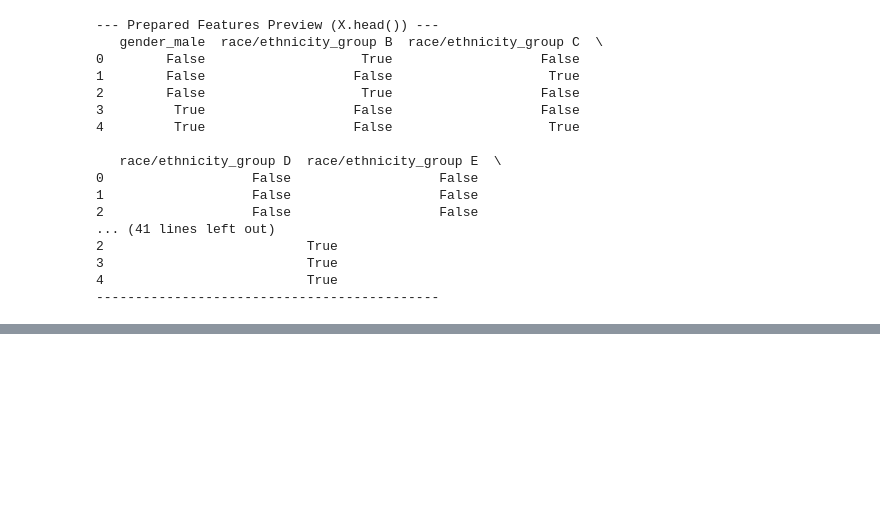
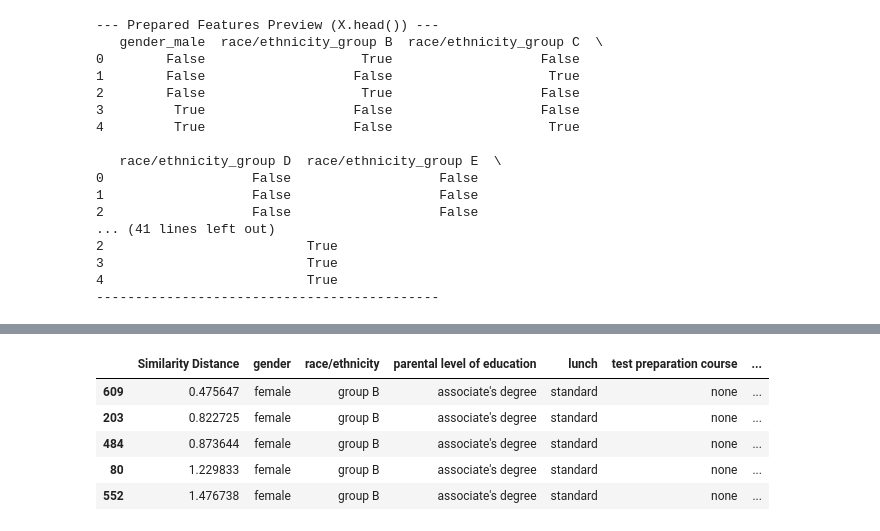
Before and after one commit to Hanaa879/Student-Performance-Analytics-System, a Jupyter notebook: Student_Performance_Analytics_System.ipynb, the cells around one changed output, grey strips where cells are left out. Drawn from its saved outputs; the diff is of its cells as text; code cells hidden in the pictures; blank space fills up the shorter version.

```diff
--- a/Student_Performance_Analytics_System.ipynb
+++ b/Student_Performance_Analytics_System.ipynb
@@ -77,7 +77,7 @@ print("-" * 44)
 # %%
 #@markdown Select a model from the dropdown menu to update the dashboard view.
 # 2. The code below helps us select a dashboard to display in google collabs without having to download
-Select_Model = "Linear Regression" #@param ["Linear Regression", "Logistic Regression", "KNN", "Decision Tree", "Random Forest", "K-Means", "PCA"]
+Select_Model = "KNN" #@param ["Linear Regression", "Logistic Regression", "KNN", "Decision Tree", "Random Forest", "K-Means", "PCA"]
 
 # 3. DASHBOARD code
 if Select_Model == "Decision Tree":
@@ -118,29 +118,62 @@ elif Select_Model == "Logistic Regression":
     # Your Logistic Regression code goes here
 
 elif Select_Model == "KNN":
-    print(" KNN → Similar student retrieval  ")
-    # 1. Since KNN needs all features (including scores), we scale the original data columns here
-    from sklearn.preprocessing import StandardScaler
+    print(" KNN → Similar student retrieval ")
+
+    from sklearn.compose import ColumnTransformer
+    from sklearn.preprocessing import StandardScaler, OneHotEncoder
     from sklearn.neighbors import NearestNeighbors
 
-    # Select all features you want to use for similarity
-    knn_features = data[['gender', 'race/ethnicity', 'parental level of education', 'lunch', 'test preparation course', 'math score', 'reading score', 'writing score']]
+    # 1. Prepare features using your snippet
+    X = data.copy()
 
-    # Quick one-hot encoding for the categorical columns
-    knn_encoded = pd.get_dummies(knn_features, drop_first=True)
+    categorical_cols = ['gender', 'race/ethnicity', 'parental level of education', 'lunch', 'test preparation course']
+    numerical_cols = ['math score', 'reading score', 'writing score']
 
-    # Scale them so distances are calculated fairly
-    knn_scaler = StandardScaler()
-    X_knn = knn_scaler.fit_transform(knn_encoded)
+    preprocessor = ColumnTransformer(
+        transformers=[
+            ('num', StandardScaler(), numerical_cols),
+            ('cat', OneHotEncoder(), categorical_cols)
+        ])
 
-    # 2. Fit the KNN Model (NearestNeighbors is best for retrieval)
-    knn_model = NearestNeighbors(n_neighbors=5, metric='euclidean')
-    knn_model.fit(X_knn)
-    print("KNN model trained successfully for student retrieval!")
+    X_processed = preprocessor.fit_transform(X)
+    print("Data preprocessed successfully! Shape:", X_processed.shape)
 
-    # Example: Find peers similar to the first student (index 0)
-    distances, indices = knn_model.kneighbors([X_knn[0]])
-    print("\nIndices of 5 most similar students:", indices[0])
+    # 2. Initialize and Train KNN
+    knn = NearestNeighbors(n_neighbors=6, metric='euclidean')
+    knn.fit(X_processed)
+    print("KNN Model is ready!")
+
+    # 3. Use the model to find similar students
+    distances, indices = knn.kneighbors(X_processed[0].reshape(1, -1))
+    print("\nIndices of 6 most similar students:", indices[0])
+    print("Distances to these students:", distances[0])
+
+    # 4. Define the retrieval function inside the KNN block
+    def find_similar_students(student_id, dataset, processed_data, model):
+        # Get the processed row for the target student
+        target_student = processed_data[student_id].reshape(1, -1)
+
+        # Find the distances and indices of the nearest neighbors
+        distances, indices = model.kneighbors(target_student)
+
+        print(f"--- Target Student (ID: {student_id}) ---")
+        print(dataset.iloc[student_id].to_frame().T)
+        print("\n" + "="*50 + "\n")
+        print(f"--- Top 5 Most Similar Students ---")
+
+        # Skip the first index because it's the target student themselves
+        similar_indices = indices[0][1:]
+        similar_distances = distances[0][1:]
+
+        # Display results with match distance
+        results = dataset.iloc[similar_indices].copy()
+        results.insert(0, 'Similarity Distance', similar_distances)
+        return results
+
+    # 5. Call the function (Corrected indentation: now runs after the function definition)
+    sim_results = find_similar_students(student_id=42, dataset=data, processed_data=X_processed, model=knn)
+    display(sim_results)
 
 elif Select_Model == "Random Forest":
     print(" Random Forest → Dropout prediction risk ")
@@ -160,3 +193,4 @@ elif Select_Model == "K-Means":
 elif Select_Model == "PCA":
     print(" PCA → Feature reduction  ")
     # Your PCA code goes here
+# %% [output]
@@ -162,0 +216,6 @@ elif Select_Model == "PCA":
+|  | Similarity Distance | gender | race/ethnicity | parental level of education | lunch | test preparation course | ... |
+| 609 | 0.475647 | female | group B | associate's degree | standard | none | ... |
+| 203 | 0.822725 | female | group B | associate's degree | standard | none | ... |
+| 484 | 0.873644 | female | group B | associate's degree | standard | none | ... |
+| 80 | 1.229833 | female | group B | associate's degree | standard | none | ... |
+| 552 | 1.476738 | female | group B | associate's degree | standard | none | ... |
```
Also changed, not shown: parts of 1 cell of this notebook.
